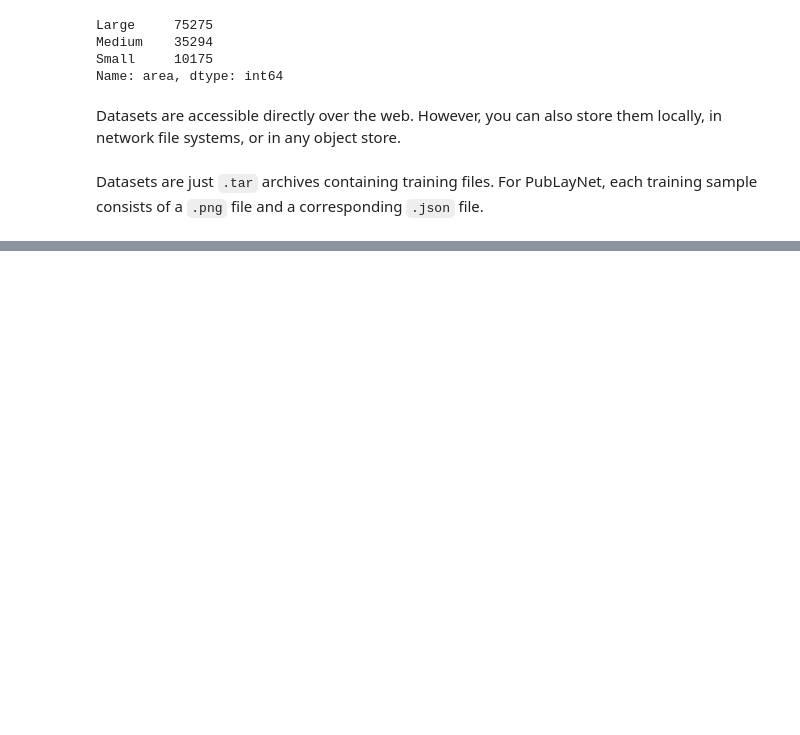
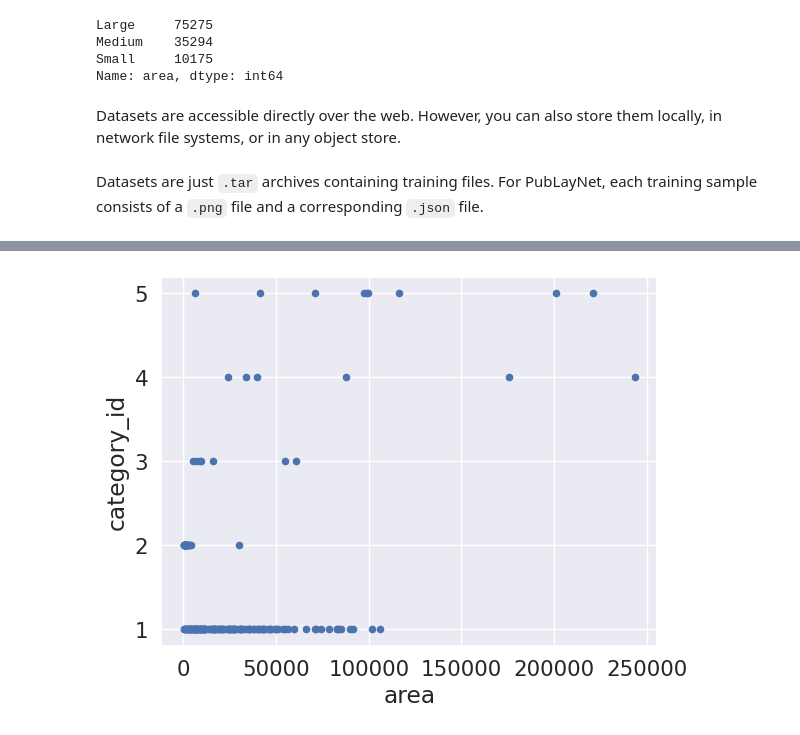
Before and after one commit to Abhishek92kumar/LJMU, a Jupyter notebook: exploring_PubLayNet_dataset.ipynb, the cells around one changed output, grey strips where cells are left out. Saved outputs shown, nothing was run; the diff lists cells and outputs as text; code cells hidden in the pictures; blank space fills up the shorter version.

```diff
--- a/exploring_PubLayNet_dataset.ipynb
+++ b/exploring_PubLayNet_dataset.ipynb
@@ -487,0 +538,3 @@ dict['annotations']
+# %%
+df.reset_index(inplace=True)
+df = df.rename(columns = {'index':'index'})
@@ -487,0 +559,2 @@ dict['annotations']
+# %%
+df['category']= df['category_id'].replace(id_to_category_name)
@@ -487,0 +592,8 @@ dict['annotations']
+# %%
+ax2 = df.plot.scatter(x='area',
+                      y='category_id'
+                      # , c='category'
+                      , colormap='viridis'
+                      )
+# %% [output]
+[figure, added]
```
Also changed, not shown: parts of 22 cells of this notebook.
